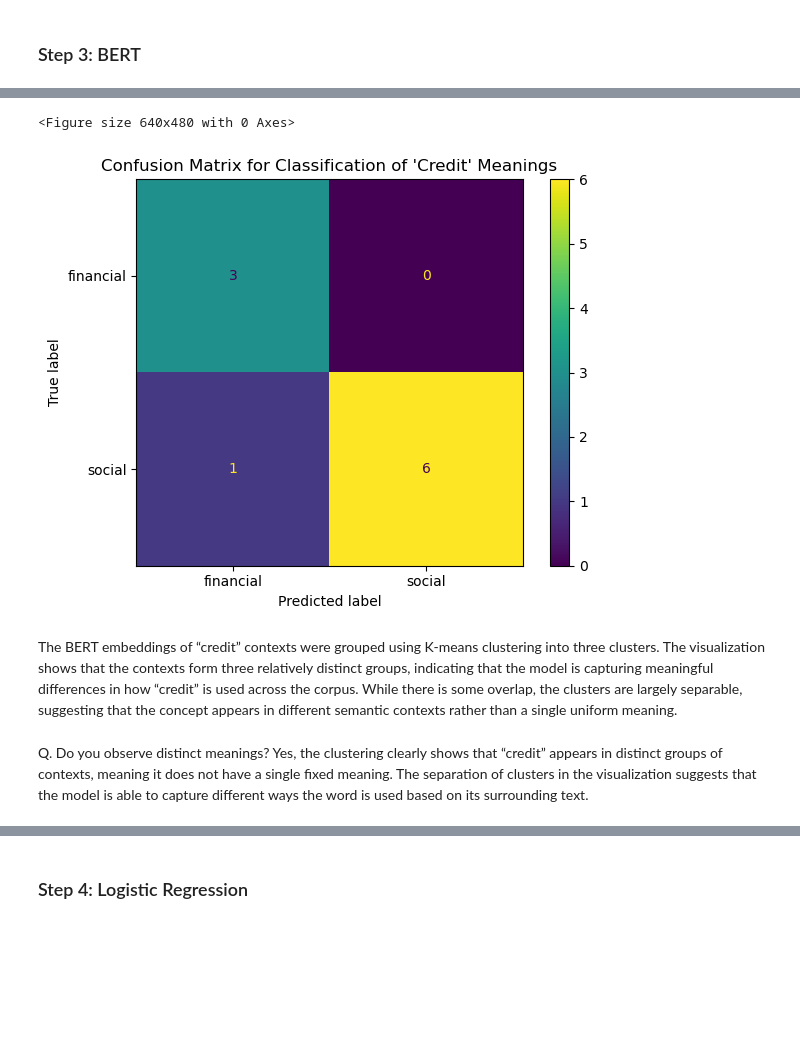
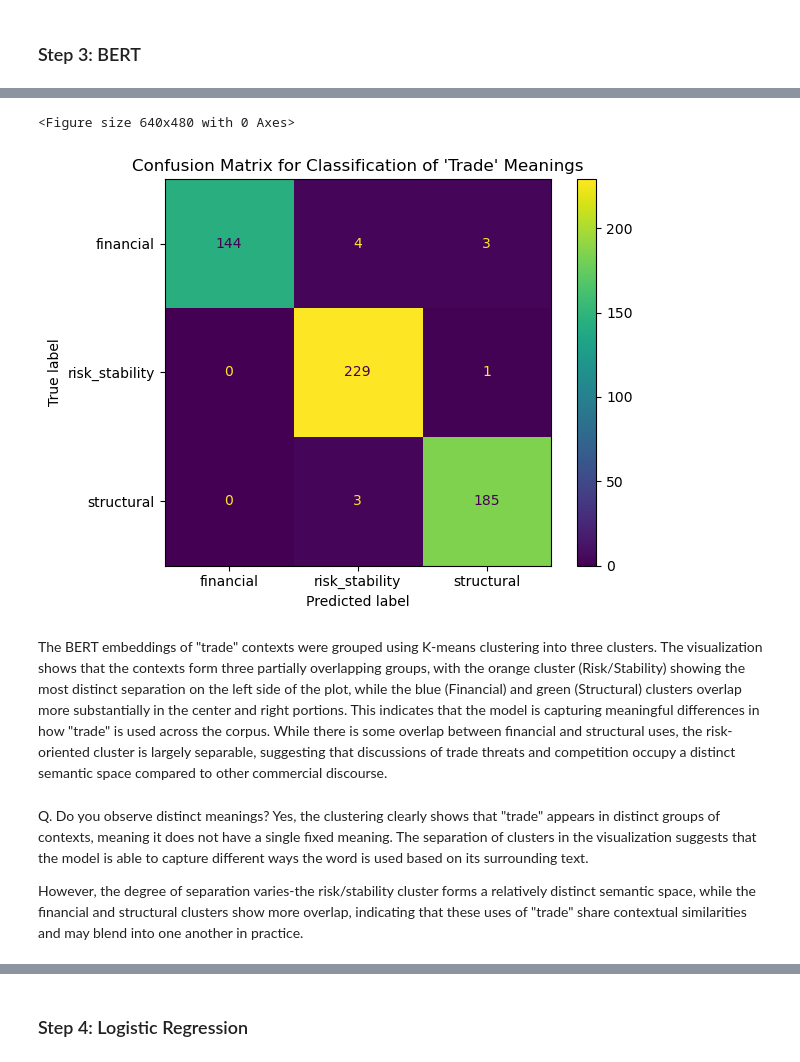
Before and after one commit to sejal-jagtap/text_as_data, a Jupyter notebook: tad_final_project.ipynb, the cells around one changed output, grey strips where cells are left out. Saved outputs shown, nothing was run; the diff lists cells and outputs as text; code cells hidden in the pictures; blank space fills up the shorter version.

Commit message:
trade word analysis

```diff
--- a/tad_final_project.ipynb
+++ b/tad_final_project.ipynb
@@ -52,5 +52,5 @@ Extracted 389 windows
 # %%
-df_windows = pd.DataFrame({"document": metadata, "text": credit_windows})
+df_windows = pd.DataFrame({"document": metadata, "text": trade_windows})
 
 df_windows.head()
 # %% [output]
@@ -308,5 +316,5 @@ Notes:
 # %%
-embeddings = model.encode(credit_windows)
+embeddings = model.encode(trade_windows)
 # %%
 k = 3
 kmeans = KMeans(n_clusters=k, random_state=42)
@@ -410,0 +448,16 @@ plt.show()
+# %%
+# Prepare training data
+from sklearn.model_selection import train_test_split
+
+# Get embeddings for labeled data
+labeled_indices = df_labeled.index.tolist()
+X = embeddings[labeled_indices]
+y = df_labeled["label"].values
+
+# Split into train and test sets
+X_train, X_test, y_train, y_test = train_test_split(
+    X, y, test_size=0.2, random_state=42, stratify=y
+)
+
+print(f"Training samples: {len(X_train)}")
+print(f"Test samples: {len(X_test)}")
@@ -410,0 +467,15 @@ plt.show()
+# %%
+# Train classifier
+from sklearn.linear_model import LogisticRegression
+from sklearn.metrics import classification_report, accuracy_score
+
+clf = LogisticRegression(max_iter=1000, random_state=42)
+clf.fit(X_train, y_train)
+
+# Make predictions
+y_pred = clf.predict(X_test)
+
+# Print results
+print(f"Accuracy: {accuracy_score(y_test, y_pred):.2f}")
+print("\nClassification Report:")
+print(classification_report(y_test, y_pred))
@@ -411,28 +495,44 @@ plt.show()
 # %%
 # Confusion Matrix
 from sklearn.metrics import confusion_matrix, ConfusionMatrixDisplay
 
 cm = confusion_matrix(y_test, y_pred, labels=clf.classes_)
 
 disp = ConfusionMatrixDisplay(confusion_matrix=cm, display_labels=clf.classes_)
 
 plt.figure()
 disp.plot()
 
-plt.title("Confusion Matrix for Classification of 'Credit' Meanings")
+plt.title("Confusion Matrix for Classification of 'Trade' Meanings")
 plt.grid(False)
 
 plt.tight_layout()
 plt.show()
 # %% [output]
 <Figure size 640x480 with 0 Axes>
-[figure, old version]
+[figure, new version]
 # %% [markdown]
-The BERT embeddings of “credit” contexts were grouped using K-means clustering into three clusters. The visualization shows that the contexts form three relatively distinct groups, indicating that the model is capturing meaningful differences in how “credit” is used across the corpus.
-While there is some overlap, the clusters are largely separable, suggesting that the concept appears in different semantic contexts rather than a single uniform meaning.
+The BERT embeddings of "trade" contexts were grouped using K-means clustering
+into three clusters. The visualization shows that the contexts form three
+partially overlapping groups, with the orange cluster (Risk/Stability) showing
+the most distinct separation on the left side of the plot, while the blue
+(Financial) and green (Structural) clusters overlap more substantially in the
+center and right portions. This indicates that the model is capturing meaningful
+differences in how "trade" is used across the corpus. While there is some overlap
+between financial and structural uses, the risk-oriented cluster is largely
+separable, suggesting that discussions of trade threats and competition occupy
+a distinct semantic space compared to other commercial discourse.
 # %% [markdown]
 Q. Do you observe distinct meanings?
-Yes, the clustering clearly shows that “credit” appears in distinct groups of contexts, meaning it does not have a single fixed meaning. The separation of clusters in the visualization suggests that the model is able to capture different ways the word is used based on its surrounding text.
+Yes, the clustering clearly shows that "trade" appears in distinct groups of
+contexts, meaning it does not have a single fixed meaning. The separation of
+clusters in the visualization suggests that the model is able to capture different
+ways the word is used based on its surrounding text.
+
+However, the degree of separation varies-the risk/stability cluster forms a
+relatively distinct semantic space, while the financial and structural clusters
+show more overlap, indicating that these uses of "trade" share contextual
+similarities and may blend into one another in practice.
 # %% [markdown]
 Q. What are the meanings?
 
```
Also changed, not shown: parts of 30 cells of this notebook, 1 other file.
